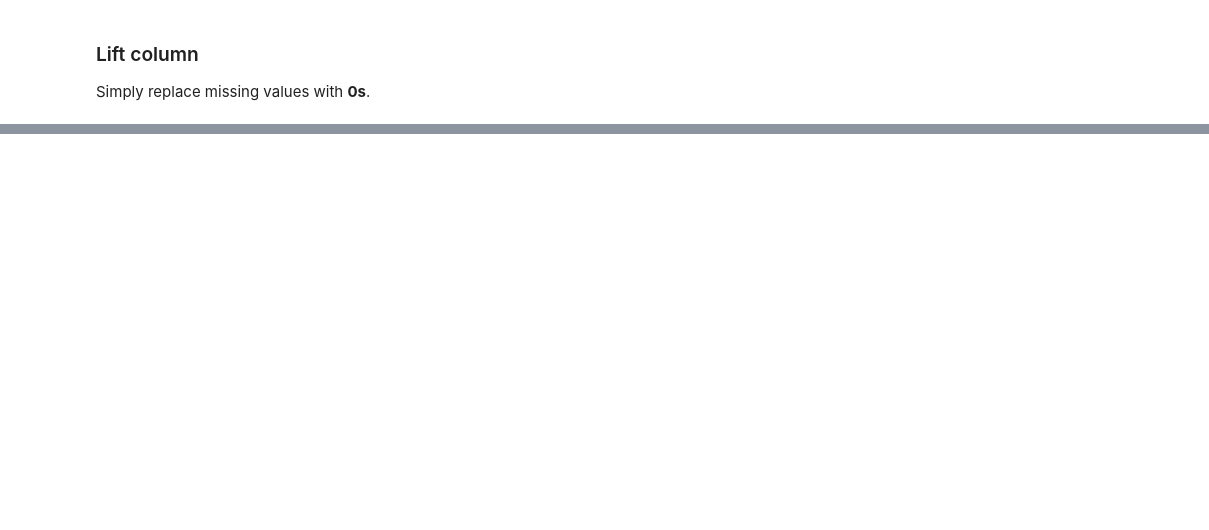
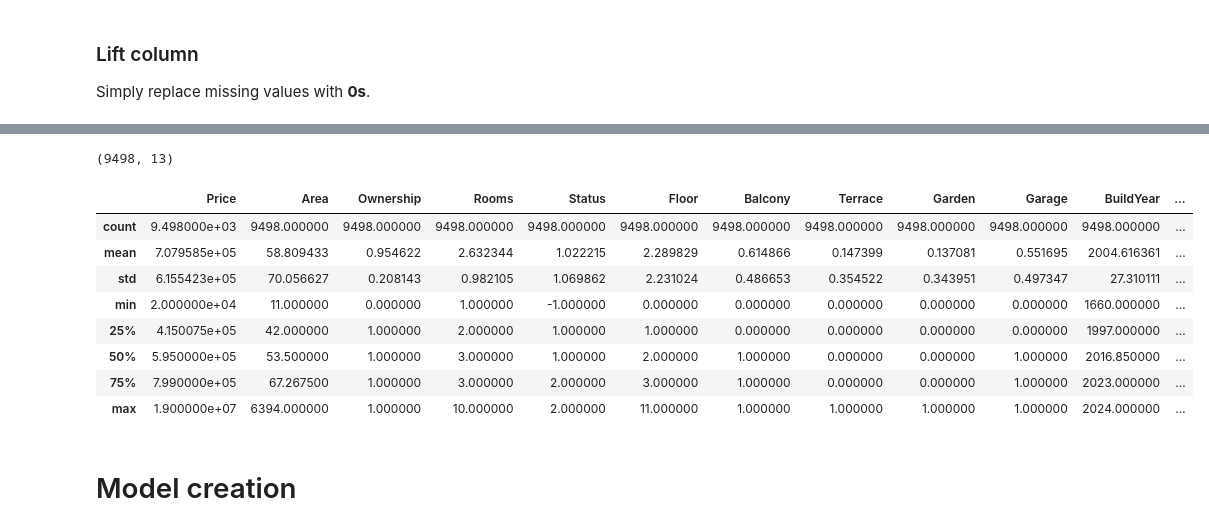
Before and after one commit to milonpabis/price-predictor-poland2024, a Jupyter notebook: flat-price-prediction.ipynb, the cells around one changed output, grey strips where cells are left out. Drawn from its saved outputs; the diff is of its cells as text; code cells hidden in the pictures; blank space fills up the shorter version.

Commit message:
Clean data

```diff
--- a/flat-price-prediction.ipynb
+++ b/flat-price-prediction.ipynb
@@ -203,0 +241,3 @@ Name: City, Length: 629, dtype: int64
+# %%
+df5 = df5.replace(-1, np.nan)
+df5.isna().sum()
@@ -203,0 +260,3 @@ Name: City, Length: 629, dtype: int64
+# %%
+df6 = df5.drop("Rent", axis=1)
+df6.head()
@@ -203,0 +270,3 @@ Name: City, Length: 629, dtype: int64
+# %%
+imputer = KNNImputer(n_neighbors=10)
+data_clean = imputer.fit_transform(df6)
@@ -203,0 +289,4 @@ Name: City, Length: 629, dtype: int64
+# %%
+df_clean = pd.DataFrame(data_clean, columns=["Price", "Area", "Ownership", "Rooms", "Status", "Floor", "Balcony", "Terrace", "Garden", "Garage", "BuildYear", "Lift", "City"])
+
+df_clean.head()
@@ -203,0 +317,18 @@ Name: City, Length: 629, dtype: int64
+# %%
+df_clean.shape
+# %% [output]
+(9498, 13)
+# %%
+df_clean.describe()
+# %% [output]
+|  | Price | Area | Ownership | Rooms | Status | Floor | Balcony | Terrace | Garden | Garage | BuildYear | ... |
+| count | 9.498000e+03 | 9498.000000 | 9498.000000 | 9498.000000 | 9498.000000 | 9498.000000 | 9498.000000 | 9498.000000 | 9498.000000 | 9498.000000 | 9498.000000 | ... |
+| mean | 7.079585e+05 | 58.809433 | 0.954622 | 2.632344 | 1.022215 | 2.289829 | 0.614866 | 0.147399 | 0.137081 | 0.551695 | 2004.616361 | ... |
+| std | 6.155423e+05 | 70.056627 | 0.208143 | 0.982105 | 1.069862 | 2.231024 | 0.486653 | 0.354522 | 0.343951 | 0.497347 | 27.310111 | ... |
+| min | 2.000000e+04 | 11.000000 | 0.000000 | 1.000000 | -1.000000 | 0.000000 | 0.000000 | 0.000000 | 0.000000 | 0.000000 | 1660.000000 | ... |
+| 25% | 4.150075e+05 | 42.000000 | 1.000000 | 2.000000 | 1.000000 | 1.000000 | 0.000000 | 0.000000 | 0.000000 | 0.000000 | 1997.000000 | ... |
+| 50% | 5.950000e+05 | 53.500000 | 1.000000 | 3.000000 | 1.000000 | 2.000000 | 1.000000 | 0.000000 | 0.000000 | 1.000000 | 2016.850000 | ... |
+| 75% | 7.990000e+05 | 67.267500 | 1.000000 | 3.000000 | 2.000000 | 3.000000 | 1.000000 | 0.000000 | 0.000000 | 1.000000 | 2023.000000 | ... |
+| max | 1.900000e+07 | 6394.000000 | 1.000000 | 10.000000 | 2.000000 | 11.000000 | 1.000000 | 1.000000 | 1.000000 | 1.000000 | 2024.000000 | ... |
+# %% [markdown]
+# Model creation
```
Also changed, not shown: parts of 19 cells of this notebook.
